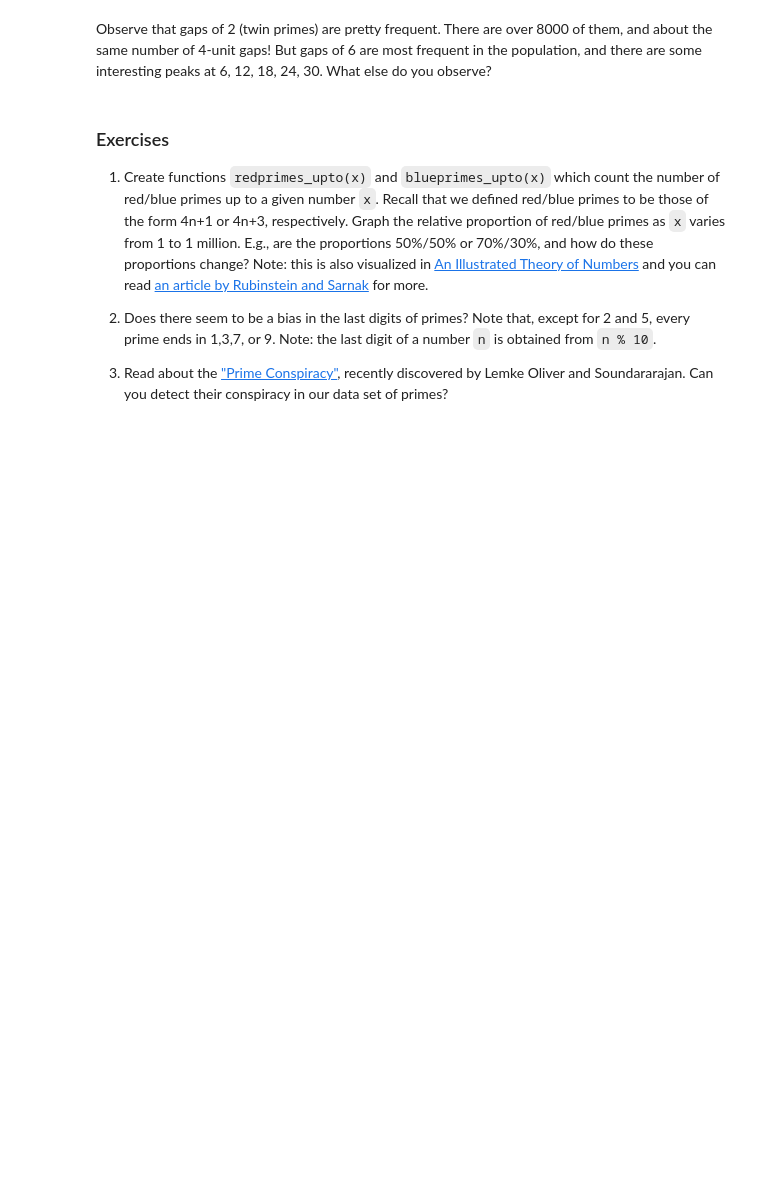
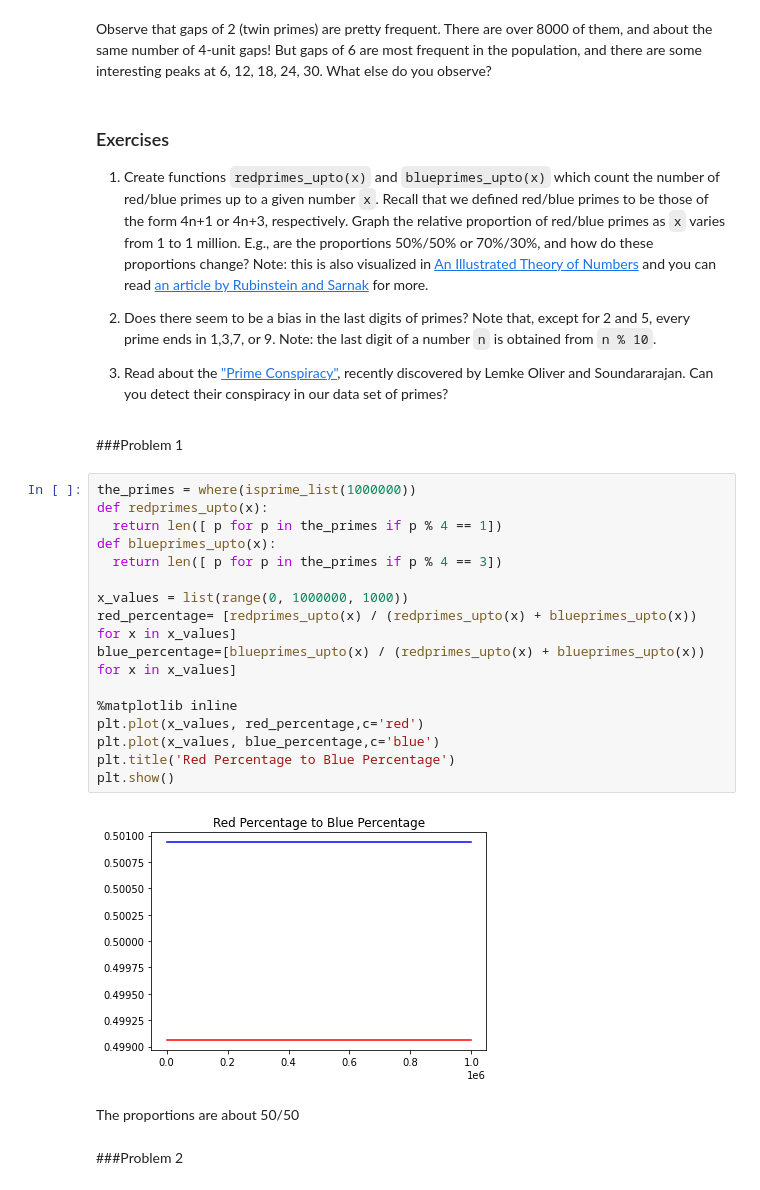
Before and after one commit to tboyea/2023-Math-152, a Jupyter notebook: P4M_Notebook_3.ipynb, the cells around one changed output. Cells and saved outputs as stored; diff of their text form; blank space fills up the shorter version.

```diff
--- a/P4M_Notebook_3.ipynb
+++ b/P4M_Notebook_3.ipynb
@@ -1107,3 +1172,27 @@ Observe that gaps of 2 (twin primes) are pretty frequent.  There are over 8000 o
 2.  Does there seem to be a bias in the last digits of primes?  Note that, except for 2 and 5, every prime ends in 1,3,7, or 9.  Note: the last digit of a number `n` is obtained from `n % 10`.
 
 3.  Read about the ["Prime Conspiracy"](https://www.quantamagazine.org/mathematicians-discover-prime-conspiracy-20160313), recently discovered by Lemke Oliver and Soundararajan.  Can you detect their conspiracy in our data set of primes?
+# %% [markdown]
+###Problem 1
+# %%
+the_primes = where(isprime_list(1000000))
+def redprimes_upto(x):
+  return len([ p for p in the_primes if p % 4 == 1])
+def blueprimes_upto(x):
+  return len([ p for p in the_primes if p % 4 == 3])
+
+x_values = list(range(0, 1000000, 1000))
+red_percentage= [redprimes_upto(x) / (redprimes_upto(x) + blueprimes_upto(x)) for x in x_values]
+blue_percentage=[blueprimes_upto(x) / (redprimes_upto(x) + blueprimes_upto(x)) for x in x_values]
+
+%matplotlib inline
+plt.plot(x_values, red_percentage,c='red')
+plt.plot(x_values, blue_percentage,c='blue')
+plt.title('Red Percentage to Blue Percentage')
+plt.show()
+# %% [output]
+[figure, added]
+# %% [markdown]
+The proportions are about 50/50
+# %% [markdown]
+###Problem 2
```
Also changed, not shown: parts of 33 cells of this notebook.
